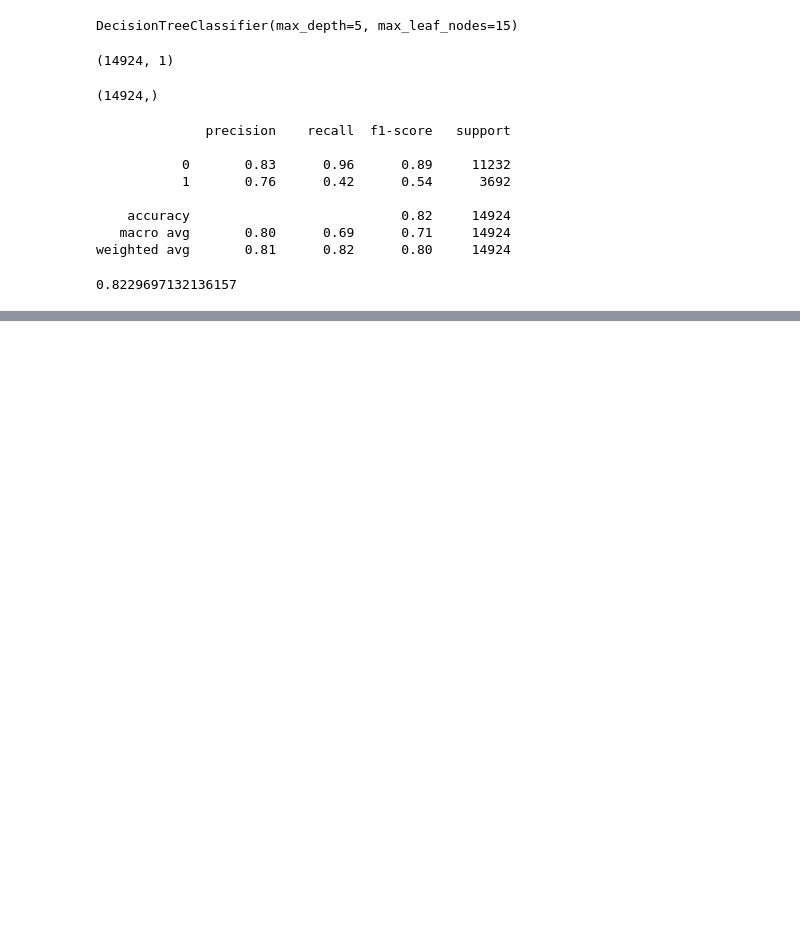
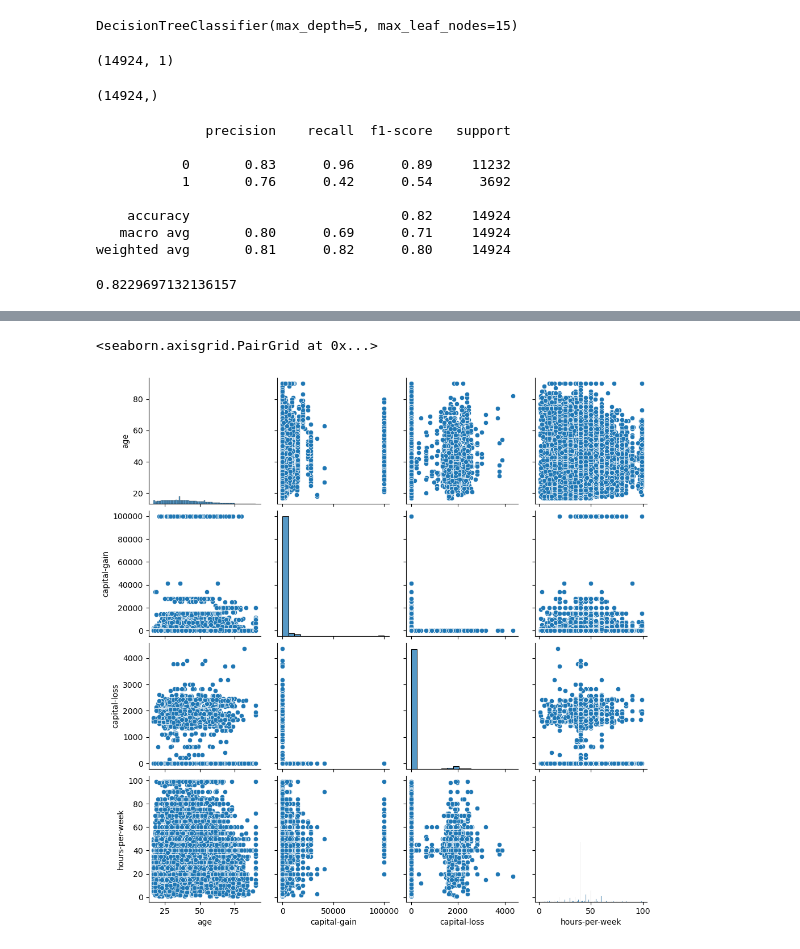
Before and after one commit to rohith4088/deep_learning, a Jupyter notebook: ml_lab.ipynb, the cells around one changed output, grey strips where cells are left out. Saved outputs shown, nothing was run; the diff lists cells and outputs as text; code cells hidden in the pictures; blank space fills up the shorter version.

Commit message:
pairplot

```diff
--- a/ml_lab.ipynb
+++ b/ml_lab.ipynb
@@ -293,0 +295,5 @@ plt.show()
+# %%
+sns.pairplot(file)
+# %% [output]
+<seaborn.axisgrid.PairGrid at 0x...>
+[figure, added]
```
Also changed, not shown: parts of 2 cells of this notebook.
